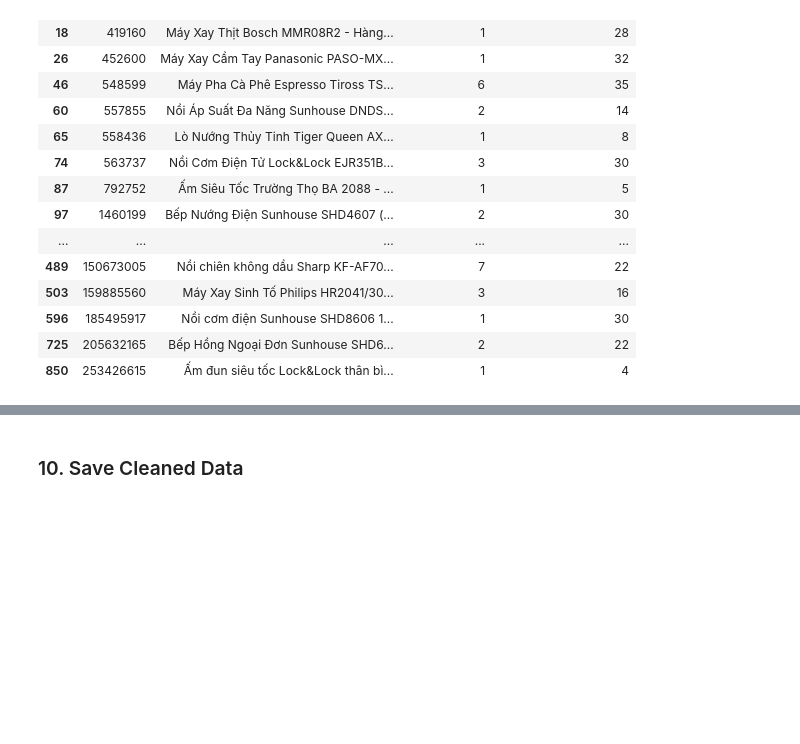
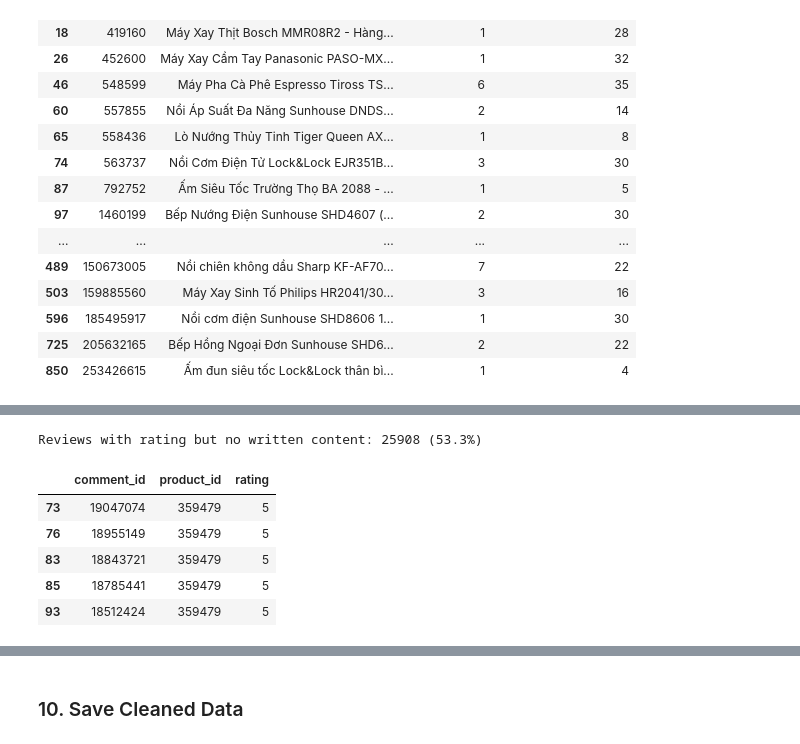
Before and after one commit to doxuantu110/Tiki-Kitchen-Appliances-Market-Analytics, a Jupyter notebook: data_cleaning/cleaning.ipynb, the cells around one changed output, grey strips where cells are left out. Cells and saved outputs as stored; diff of their text form; code cells hidden in the pictures; blank space fills up the shorter version.

```diff
--- a/data_cleaning/cleaning.ipynb
+++ b/data_cleaning/cleaning.ipynb
@@ -283,0 +376,20 @@ Products with crawled_review_count > 3x declared review_count: 53
+# %%
+# Normalize empty-string content to NaN first (crawlers sometimes save
+# "" instead of a true null for empty text fields).
+reviews["content"] = reviews["content"].replace(r"^\s*$", np.nan, regex=True)
+
+reviews["has_content"] = reviews["content"].notna()
+
+n_no_content = (~reviews["has_content"]).sum()
+print(f"Reviews with rating but no written content: {n_no_content} "
+      f"({n_no_content / len(reviews) * 100:.1f}%)")
+
+reviews.loc[~reviews["has_content"], ["comment_id", "product_id", "rating"]].head()
+# %% [output]
+Reviews with rating but no written content: 25908 (53.3%)
+|  | comment_id | product_id | rating |
+| 73 | 19047074 | 359479 | 5 |
+| 76 | 18955149 | 359479 | 5 |
+| 83 | 18843721 | 359479 | 5 |
+| 85 | 18785441 | 359479 | 5 |
+| 93 | 18512424 | 359479 | 5 |
```
Also changed, not shown: parts of 13 cells of this notebook, 1 other file.
